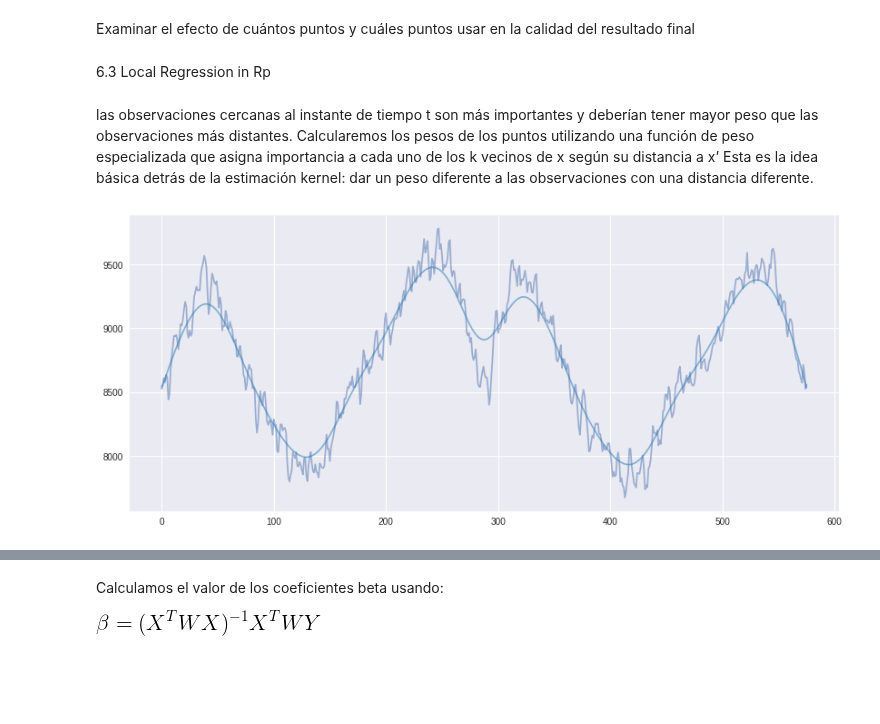
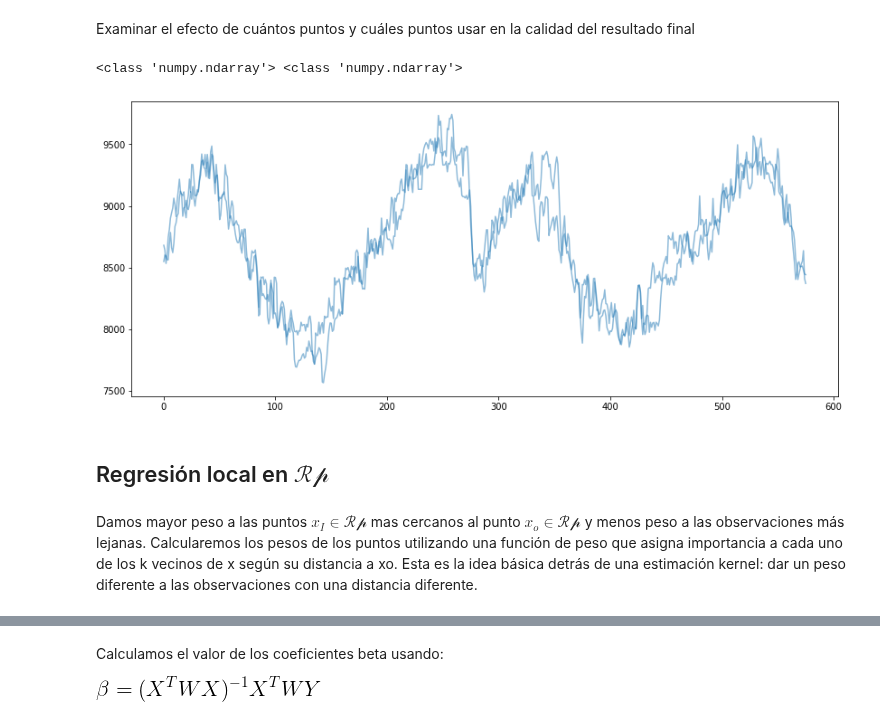
Before and after one commit to urieliram/statistical, a Jupyter notebook: Tarea6.ipynb, the cells around one changed output, grey strips where cells are left out. Saved outputs shown, nothing was run; the diff lists cells and outputs as text; code cells hidden in the pictures; blank space fills up the shorter version.

```diff
--- a/Tarea6.ipynb
+++ b/Tarea6.ipynb
@@ -19,20 +18,36 @@ from scipy.stats.stats import pearsonr
 
 from sklearn.neighbors import KernelDensity
 from statsmodels.nonparametric.kernel_regression import KernelReg
-# %% [markdown]
-6.3 Local Regression in Rp
 # %%
+dfdem = pd.read_csv('demanda.csv')
 df = pd.read_csv('minitest.csv')
-df = pd.read_csv('demanda.csv')
 dfw = pd.read_csv('pesos1.csv')
 W  = np.asarray(pd.DataFrame(dfw[['1','2','3','4','5','6','7','8','9']]).to_numpy())
-X  = pd.DataFrame(df[['X1','X2','X3','X4']]).to_numpy()
+X  = pd.DataFrame(df[['X0','X1','X2','X3','X4']]).to_numpy()
 Y  = pd.DataFrame(df[['Y']]).to_numpy()
-Xt = X.T
+# %%
+n     = dfdem.shape[0]
+exog  = dfdem[['X1']]
+endog = dfdem['Y']
+kde = KernelReg(endog=endog, exog=exog, var_type='c', bw=[15])
+
+estimator = kde.fit(dfdem['X1'])
+
+estimator = np.reshape(estimator[0],n)
+print(type(estimator),type(estimator))
+fig, ax   = plt.subplots(figsize=(14,6))
+ax.plot( dfdem['Y'], '-',alpha=0.5)
+ax.plot( estimator, '-', color='tab:blue', alpha=0.5)
+#ax.set_ylim(bottom=10000, top=9500)
+plt.show()
+# %% [output]
+<class 'numpy.ndarray'> <class 'numpy.ndarray'>
+[figure, added]
+# %% [markdown]
+## Regresión local en $\mathcal{Rp}$
 # %% [markdown]
- las observaciones cercanas al instante de tiempo t son más importantes y deberían tener mayor peso que las observaciones más distantes.
- Calcularemos los pesos de los puntos utilizando una función de peso especializada que asigna importancia a cada uno de los k vecinos de x según su distancia a x’
- Esta es la idea básica detrás de la estimación kernel: dar un peso diferente a las observaciones con una distancia diferente.
+Damos mayor peso a las puntos $x_I\in\mathcal{Rp}$ mas cercanos al punto $x_o\in\mathcal{Rp}$ y menos peso a las observaciones más lejanas.
+Calcularemos los pesos de los puntos utilizando una función de peso que asigna importancia a cada uno de los k vecinos de x según su distancia a xo. Esta es la idea básica detrás de una estimación kernel: dar un peso diferente a las observaciones con una distancia diferente.
 # %%
 # kernel smoothing function
 def kernel(point, xmat, k):
@@ -53,18 +68,3 @@ kdeGauss = KernelDensity(kernel='gaussian', bandwidth=0.5).fit(R)
 log_density = kdeGauss.score_samples(R[:3])
 
 kdeEspane = KernelDensity(kernel='epanechnikov', bandwidth=0.05).fit(R)
-# %%
-n = df.shape[0]
-kde = KernelReg(endog=df['X2'], exog=np.arange(n), var_type='c', bw=[15])
-
-estimator = kde.fit(np.arange(n))
-estimator = np.reshape(estimator[0],n)
-
-fig, ax   = plt.subplots(figsize=(14,6))
-ax.plot( df['X2'], '-',alpha=0.5)
-ax.plot( estimator, '-', color='tab:blue', alpha=0.5)
-#ax.set_ylim(bottom=10000, top=9500)
-
-plt.show()
-# %% [output]
-[figure, removed]
```
Also changed, not shown: parts of 12 cells of this notebook.
